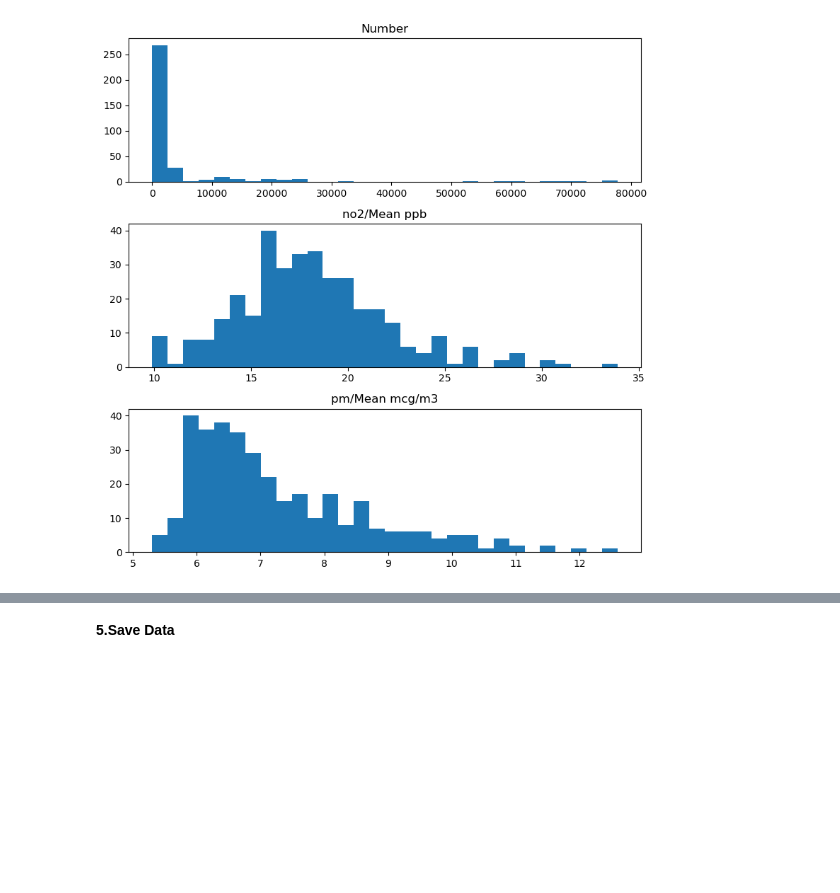
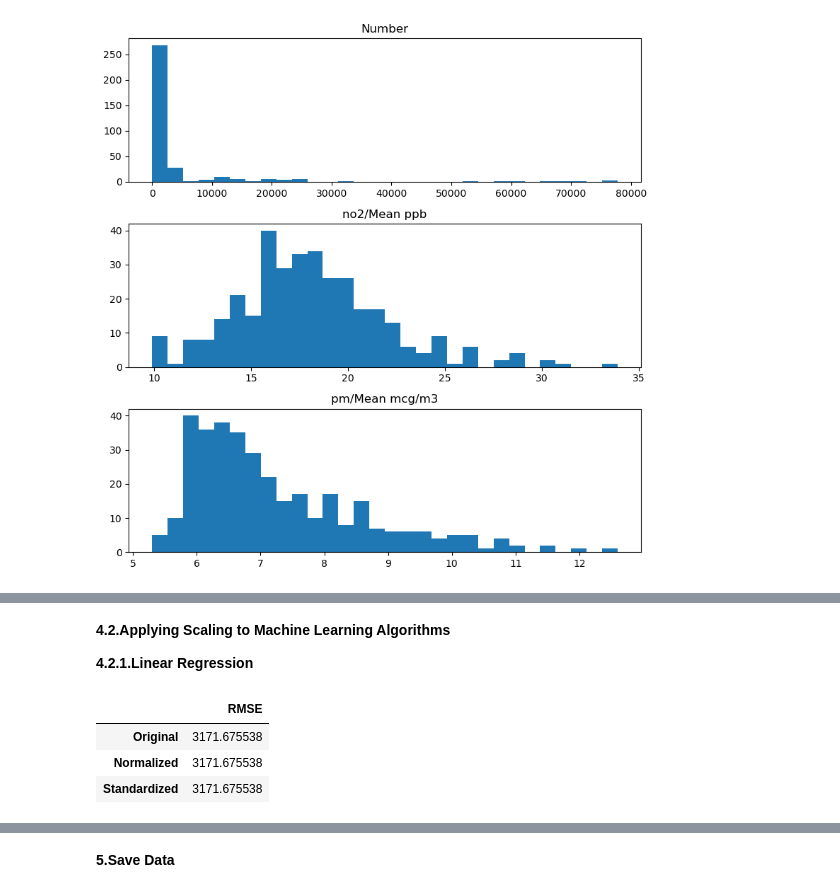
Before and after one commit to Mary080102/Capston-Two, a Jupyter notebook: Pre-processing and Training Data Development.ipynb, the cells around one changed output, grey strips where cells are left out. Saved outputs shown, nothing was run; the diff lists cells and outputs as text; code cells hidden in the pictures; blank space fills up the shorter version.

```diff
--- a/Pre-processing and Training Data Development.ipynb
+++ b/Pre-processing and Training Data Development.ipynb
@@ -189,0 +170,50 @@ y_test shape: (70,)
+# %%
+X_train_stand = X_train.copy()
+X_test_stand = X_test.copy()
+
+# numerical features
+num_cols = ['pm/Mean mcg/m3','no2/Mean ppb']
+
+# apply standardization on numerical features
+for i in num_cols:
+    stand= StandardScaler().fit(X_train_stand[[i]])
+    X_train_stand[i] = stand.transform(X_train_stand[[i]])
+    X_test_stand[i] = stand.transform(X_test_stand[[i]])
+# %%
+X_train_norm = X_train.copy()
+X_test_norm = X_test.copy()
+
+# Apply Normalization on numerical features
+
+for i in num_cols:
+    norm=  MinMaxScaler().fit(X_train_norm[[i]])
+    X_train_norm[i] = norm.transform(X_train[[i]])
+    X_test_norm[i] = norm.transform(X_test[[i]])
+# %% [markdown]
+**4.2.Applying Scaling to Machine Learning Algorithms**
+
+**4.2.1.Linear Regression**
+# %%
+rmse=[]
+
+lr=LinearRegression()
+
+# raw, normalized and standardized training and testing data
+trainX = [X_train, X_train_norm, X_train_stand]
+testX = [X_test, X_test_norm, X_test_stand]
+
+# model fitting and measuring RMSE
+
+for i in range(len(trainX)):
+    lr.fit(trainX[i],y_train)
+    y_pred= lr.predict(testX[i])
+    rmse.append(np.sqrt(mean_squared_error(y_test,y_pred)))
+
+# visualizing the result
+df_lr= pd.DataFrame({'RMSE':rmse},index=['Original','Normalized','Standardized'])
+df_lr
+# %% [output]
+|  | RMSE |
+| Original | 3171.675538 |
+| Normalized | 3171.675538 |
+| Standardized | 3171.675538 |
```
Also changed, not shown: parts of 27 cells of this notebook.
